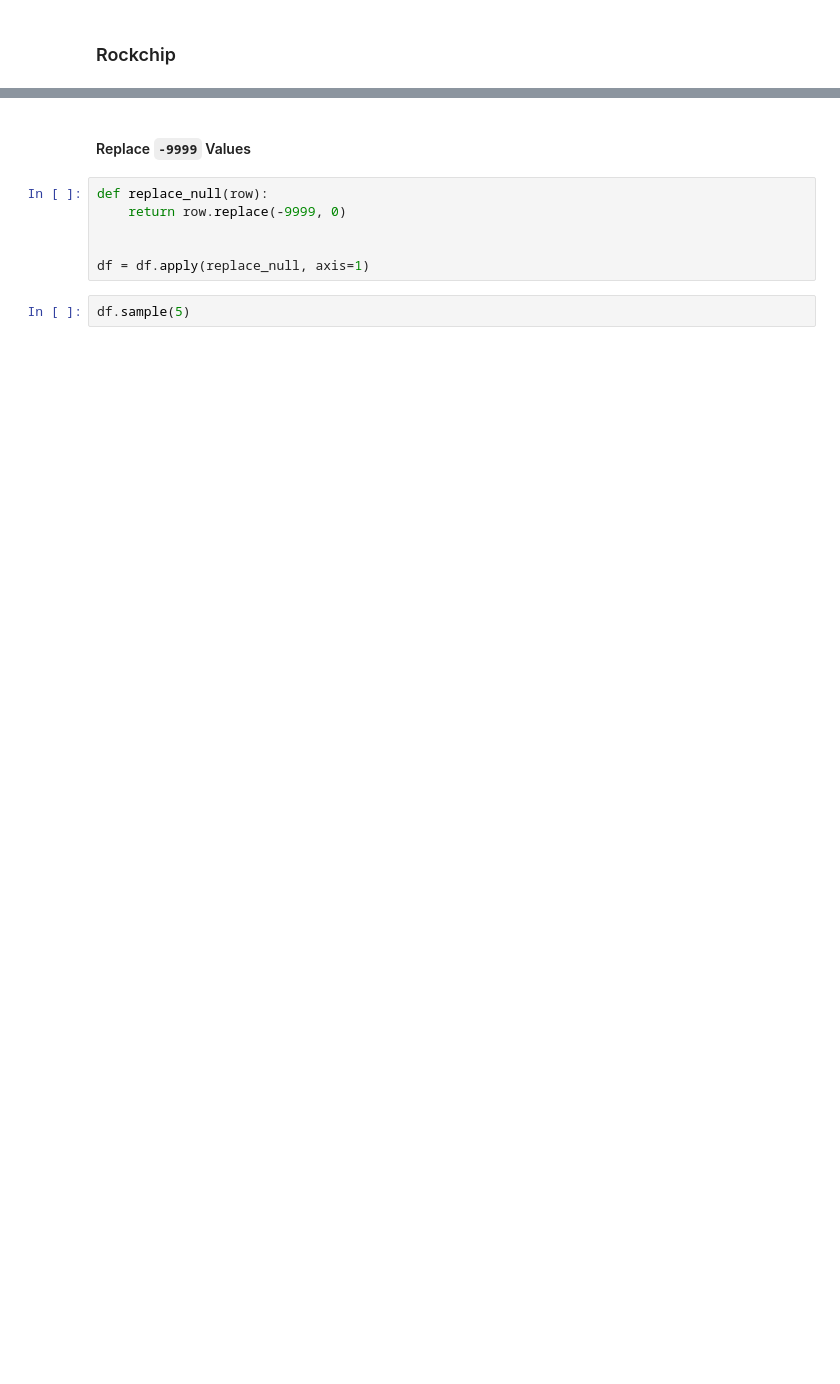
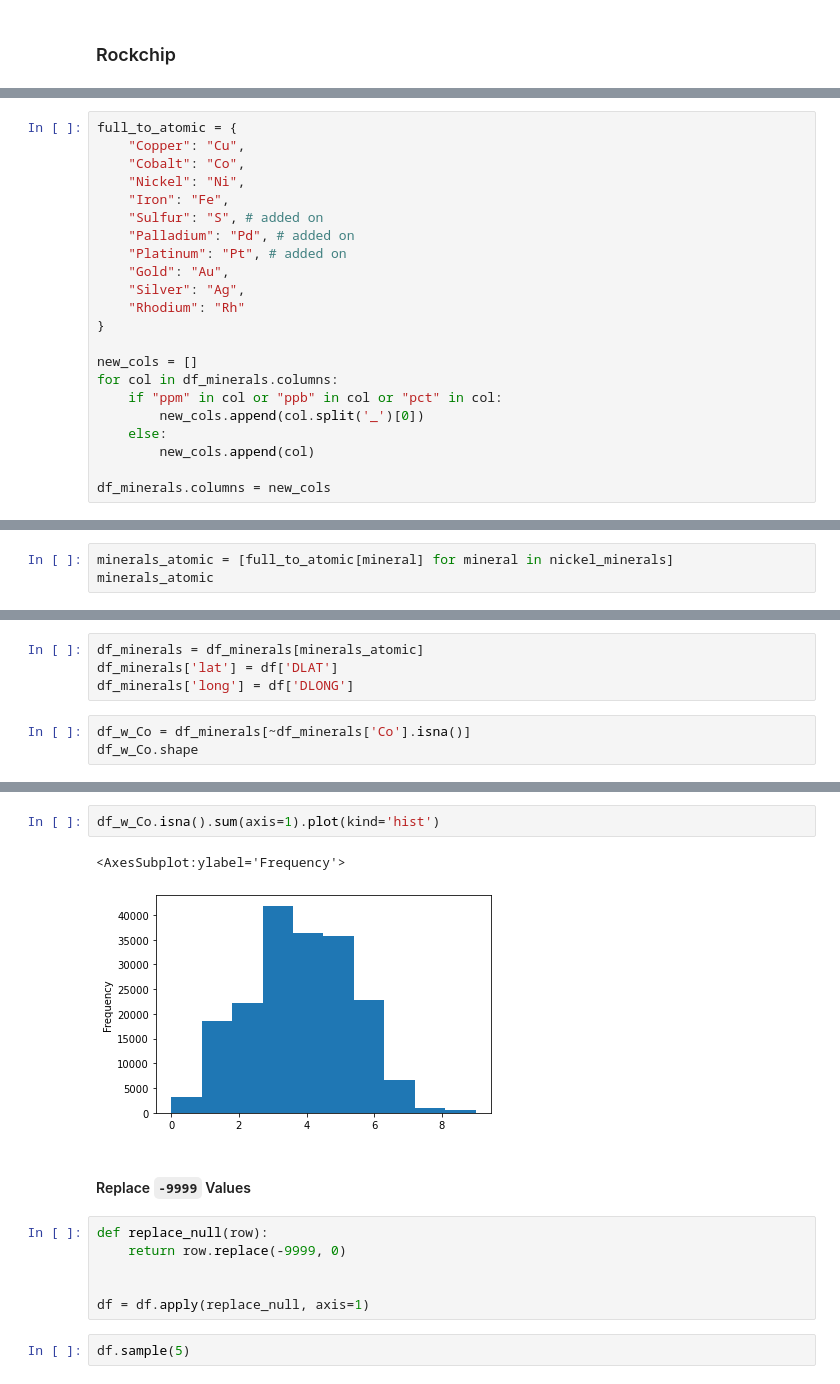
Before and after one commit to franticOreo/CriticalMinerals, a Jupyter notebook: eli/WAMEX EDA.ipynb, the cells around one changed output, grey strips where cells are left out. Cells and saved outputs as stored; diff of their text form; blank space fills up the shorter version.

````diff
--- a/eli/WAMEX EDA.ipynb
+++ b/eli/WAMEX EDA.ipynb
@@ -106,0 +77,22 @@ df = df.drop(index=indexs_6666)
+# %%
+full_to_atomic = {
+    "Copper": "Cu",
+    "Cobalt": "Co",
+    "Nickel": "Ni",
+    "Iron": "Fe",
+    "Sulfur": "S", # added on
+    "Palladium": "Pd", # added on
+    "Platinum": "Pt", # added on
+    "Gold": "Au",
+    "Silver": "Ag",
+    "Rhodium": "Rh"
+}
+
+new_cols = []
+for col in df_minerals.columns:
+    if "ppm" in col or "ppb" in col or "pct" in col:
+        new_cols.append(col.split('_')[0])
+    else:
+        new_cols.append(col)
+
+df_minerals.columns = new_cols
@@ -106,0 +101,3 @@ df = df.drop(index=indexs_6666)
+# %%
+minerals_atomic = [full_to_atomic[mineral] for mineral in nickel_minerals]
+minerals_atomic
@@ -106,0 +108,7 @@ df = df.drop(index=indexs_6666)
+# %%
+df_minerals = df_minerals[minerals_atomic]
+df_minerals['lat'] = df['DLAT']
+df_minerals['long'] = df['DLONG']
+# %%
+df_w_Co = df_minerals[~df_minerals['Co'].isna()]
+df_w_Co.shape
@@ -107,3 +133,8 @@ df = df.drop(index=indexs_6666)
+# %%
+df_w_Co.isna().sum(axis=1).plot(kind='hist')
+# %% [output]
+<AxesSubplot:ylabel='Frequency'>
+[figure, added]
 # %% [markdown]
 #### Replace ```-9999``` Values
 # %%
````
Also changed, not shown: parts of 28 cells of this notebook, 3 other files.
